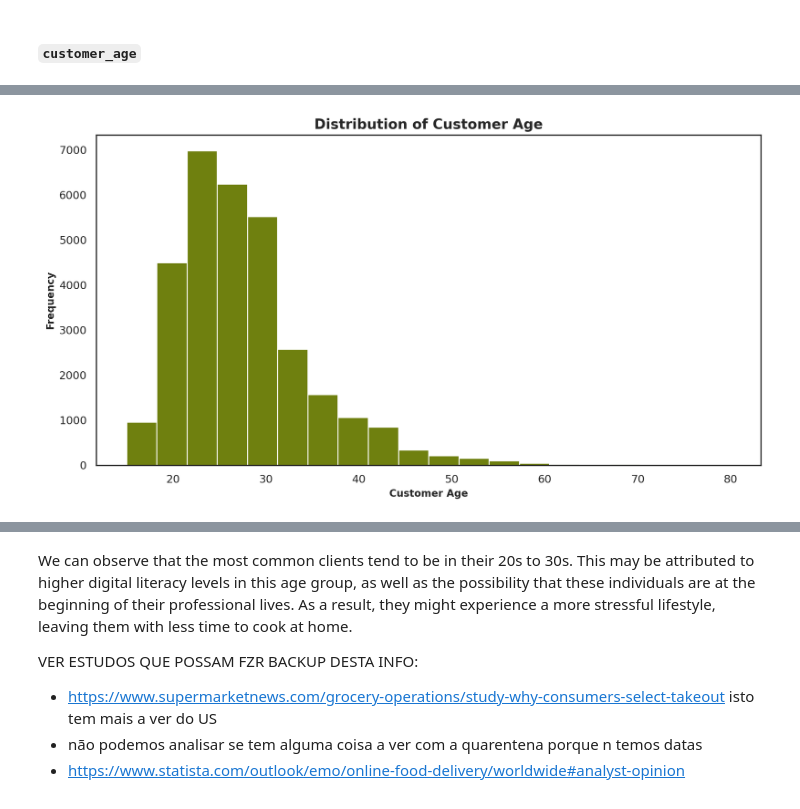
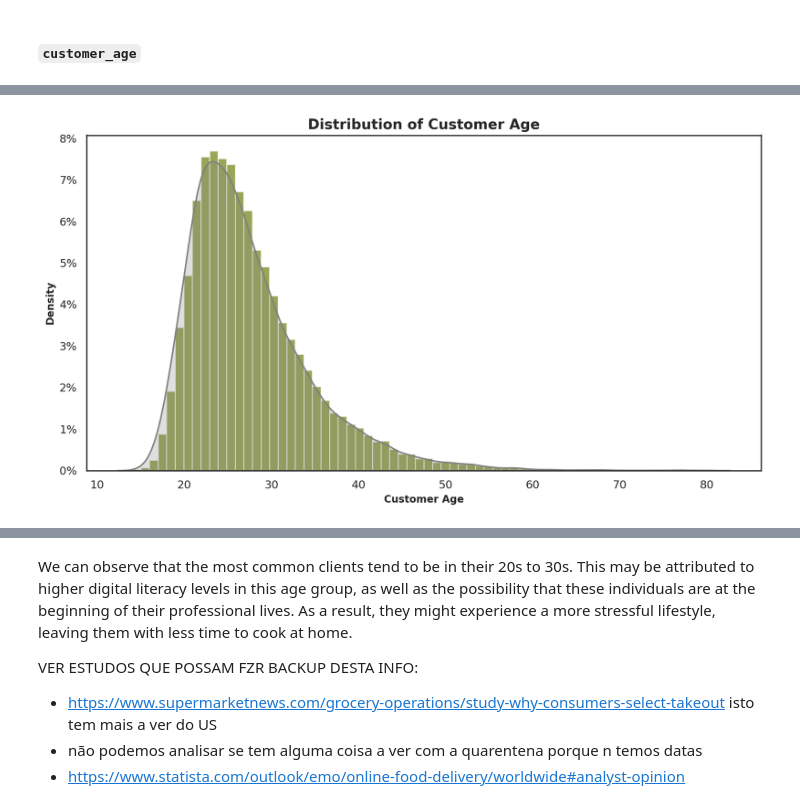
Before and after one commit to Silvestre17/DM_FoodDeliveryClustering_MasterProject, a Jupyter notebook: DM2425_Part1_99.ipynb, the cells around one changed output, grey strips where cells are left out. Saved outputs shown, nothing was run; the diff lists cells and outputs as text; code cells hidden in the pictures.

```diff
--- a/DM2425_Part1_99.ipynb
+++ b/DM2425_Part1_99.ipynb
@@ -321,16 +314,20 @@ plt.show()
-# %%
-import matplotlib.pyplot as plt
-
-# Plotting the histogram for age distribution
-plt.figure(figsize=(12, 6))
-plt.hist(ABCDEats['customer_age'], bins=20, color='#6f800f', alpha=1)
-
-# Title and labels
-plt.title('Distribution of Customer Age', fontsize=14, fontweight='bold')
-plt.xlabel('Customer Age', fontsize=10, fontweight='bold')
-plt.ylabel('Frequency', fontsize=10, fontweight='bold')
-
-# Show plot
-plt.show()
-# %% [output]
-[figure, removed]
+# %%
+x = ABCDEats['customer_age'].value_counts()/(len(ABCDEats))
+# %%
+plt.figure(figsize=(12, 6))
+
+plt.hist(ABCDEats['customer_age'], bins=len(x), color='#6f800f', alpha=0.7, density=True)
+
+# Overlay the histogram plot using seaborn for a density plot
+sns.kdeplot(ABCDEats['customer_age'], color='grey', lw=1.5, fill="lightgrey" )
+
+plt.gca().yaxis.set_major_formatter(plt.FuncFormatter(lambda y, _: '{:.0%}'.format(y)))
+
+plt.title('Distribution of Customer Age', fontsize=14, fontweight='bold')
+plt.xlabel('Customer Age', fontsize=10, fontweight='bold')
+plt.ylabel('Density', fontsize=10, fontweight='bold')
+# plt.ylim(0,0.1)
+
+plt.show()
+# %% [output]
+[figure, added]
```
Also changed, not shown: parts of 5 cells of this notebook.
